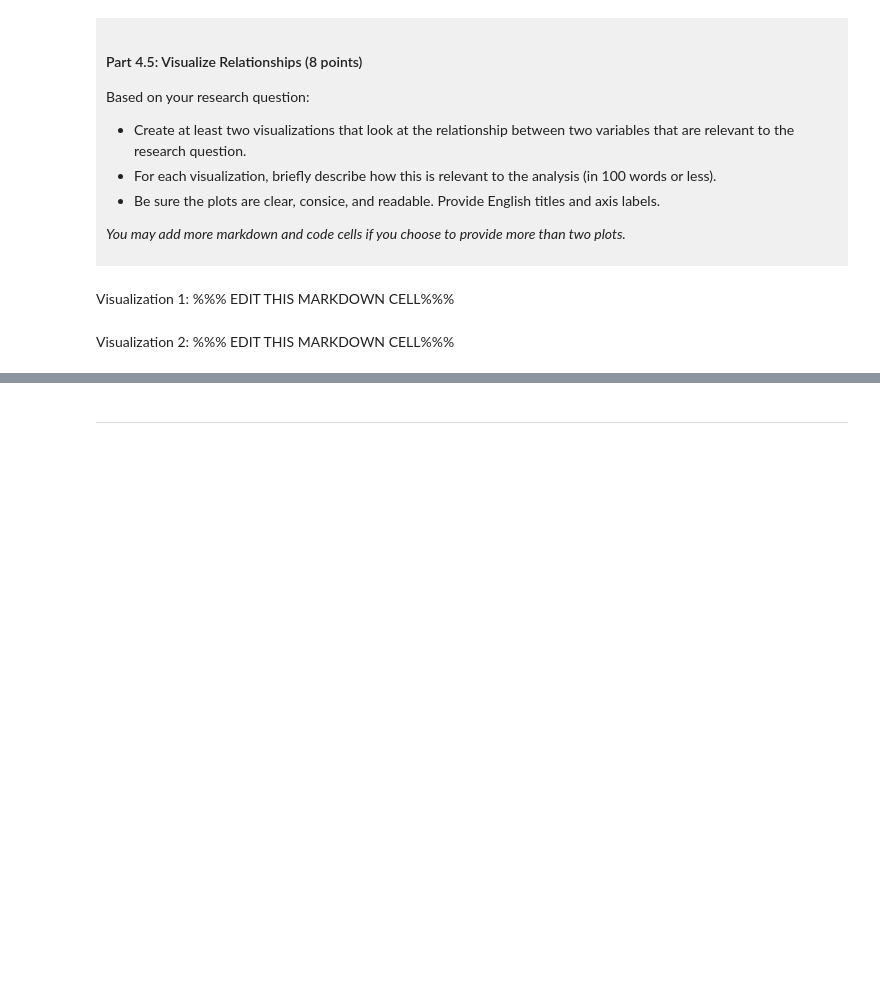
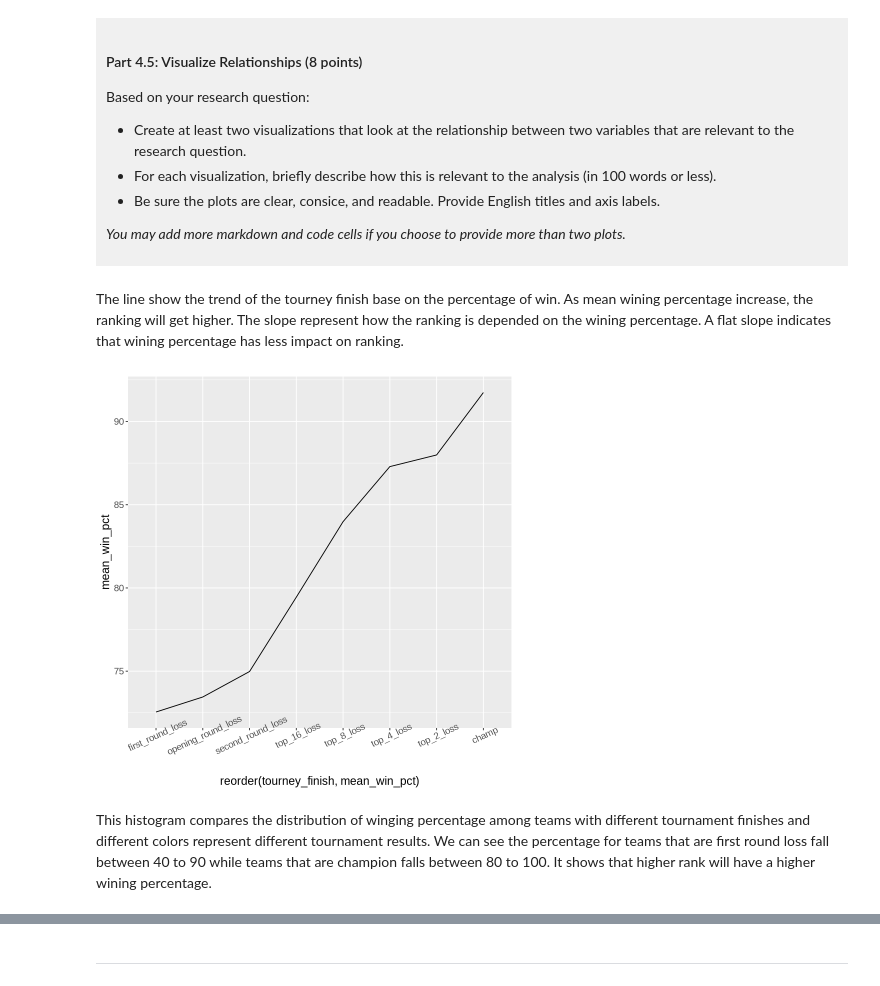
Before and after one commit to ckc-thomas/dsci-100-project-thomas-cheung, a Jupyter notebook: dsci-100-project-notebook.ipynb, the cells around one changed output, grey strips where cells are left out. Drawn from its saved outputs; the diff is of its cells as text; code cells hidden in the pictures; blank space fills up the shorter version.

```diff
--- a/dsci-100-project-notebook.ipynb
+++ b/dsci-100-project-notebook.ipynb
@@ -273,4 +298,7 @@ You will refine your research question (if needed) and produce a tidy data set.
 - Show the outputted table.
 </div>
 # %%
-### EDIT THIS CODE CELL ###
+NCAA_cat_table <- NCAA_data |>
+                group_by(tourney_finish) |>
+                summarize(mean_win_pct = mean(reg_wins_pct, na.rm =TRUE))
+NCAA_cat_table
@@ -308,9 +365,14 @@ Based on your research question:
 *You may add more markdown and code cells if you choose to provide more than two plots.*
 </div>
 # %% [markdown]
-Visualization 1: %%% EDIT THIS MARKDOWN CELL%%%
+The line show the trend of the tourney finish base on the percentage of win. As mean wining percentage increase, the ranking will get higher. The slope represent how the ranking is depended on the wining percentage. A flat slope indicates that wining percentage has less impact on ranking.
 # %%
-### EDIT THIS CODE CELL FOR VISUALIZATION 1###
+NCAA_relation_line <- ggplot(NCAA_cat_table, aes(x = reorder(tourney_finish, mean_win_pct), y = mean_win_pct, group = 1)) +
+                    geom_line() +
+                    theme(text = element_text(size = 14), axis.text.x = element_text(angle = 25))
+NCAA_relation_line
+# %% [output]
+[figure, added]
 # %% [markdown]
-Visualization 2: %%% EDIT THIS MARKDOWN CELL%%%
+This histogram compares the distribution of winging percentage among teams with different tournament finishes and different colors represent different tournament results. We can see the percentage for teams that are first round loss fall between 40 to 90 while teams that are champion falls between 80 to 100. It shows that higher rank will have a higher wining percentage.
 # %%
```
Also changed, not shown: parts of 9 cells of this notebook.
